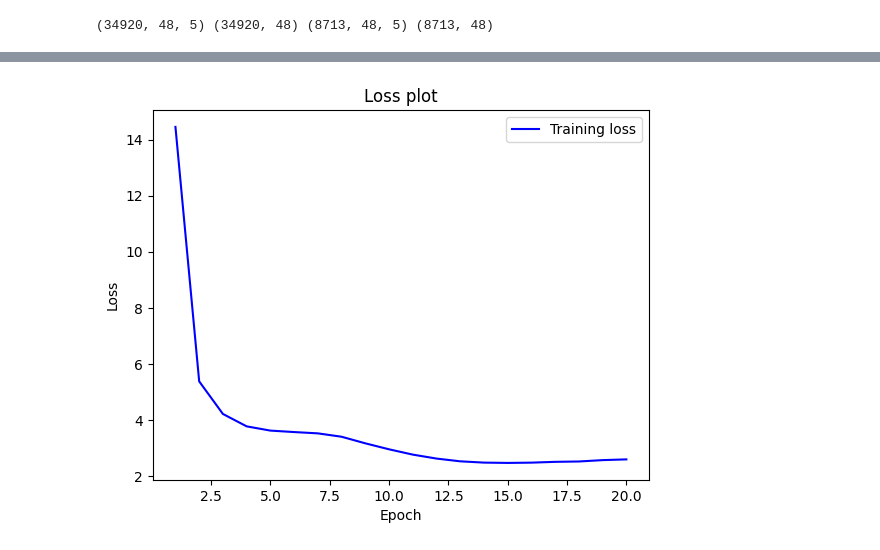
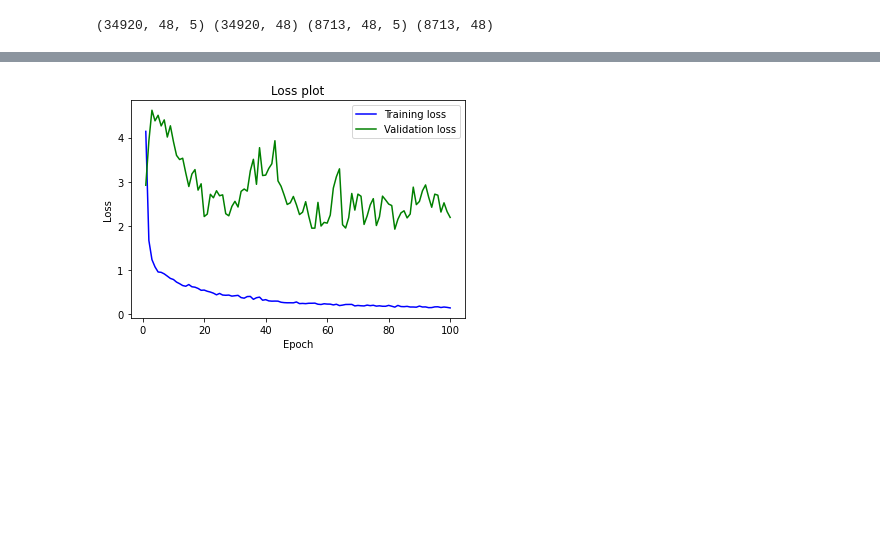
Before and after one commit to vikwal/forecasting_framework, a Jupyter notebook: Forecast.ipynb, the cells around one changed output, grey strips where cells are left out. Drawn from its saved outputs; the diff is of its cells as text; code cells hidden in the pictures; blank space fills up the shorter version.

Commit message:
added hpo analysis and and callback handling

```diff
--- a/Forecast.ipynb
+++ b/Forecast.ipynb
@@ -31,2 +31,4 @@ Tensorflow version: 2.19.0
+# %%
+config = utils.load_config('config.yaml')
 # %%
 # paths
@@ -126,0 +126,23 @@ model.compile(loss='mse',
+# %%
+if hpo:
+    hyperparameters = utils.load_hyperparams(study_name=study_name,
+                                             config=config)
+else:
+    hyperparameters = None
+if not hyperparameters:
+    hyperparameters = {}
+    hyperparameters['batch_size'] = batch_size
+    hyperparameters['epochs'] = epochs
+    hyperparameters['output_dim'] = output_dim
+    hyperparameters['n_layers'] = n_layers
+    hyperparameters['filters'] = filters
+    hyperparameters['kernel_size'] = kernel_size
+    hyperparameters['lr'] = learning_rate
+
+hyperparameters['model_name'] = model_name
+
+n_features = X_train.shape[2]
+model = models.get_model(config=config,
+                         n_features=n_features,
+                         output_dim=output_dim,
+                         hyperparameters=hyperparameters)
@@ -146,17 +181,19 @@ Model: "functional"
  Non-trainable params: 0 (0.00 B)
 # %%
-#callbacks = [keras.callbacks.ModelCheckpoint('models/best.keras', options=None, save_best_only=True)]
+if make_callbacks:
+    callbacks = [keras.callbacks.ModelCheckpoint('models/best.keras', save_best_only=True)]
 
 history = model.fit(
     x = X_train,
     y = y_train,
-    batch_size = batch_size,
-    epochs = epochs,
+    batch_size = hyperparameters['batch_size'],
+    epochs = hyperparameters['epochs'],
     verbose = 'auto',
-    #callbacks = callbacks,
-    #validation_split = 0.3,
+    callbacks = callbacks if make_callbacks else None,
+    validation_data=(X_test, y_test) if model_validation else None,
     shuffle = False
 )
-
-#model = keras.models.load_model('models/best.keras')
+if make_callbacks:
+    model = keras.models.load_model('models/best.keras')
+best_epoch = np.argmin(history.history['val_loss']) + 1
 # %% [output]
@@ -180,9 +234,9 @@ Epoch 20/20
 # %%
 plotting.plot_training(history=history,
-                       validation=False,
+                       validation=model_validation,
                        save_name=None)
 # %% [output]
-[figure, old version]
+[figure, new version]
 # %%
 y_true, y_pred = utils.get_y(X_test=X_test,
                              y_test=y_test,
```
Also changed, not shown: parts of 12 cells of this notebook, 3 other files.
